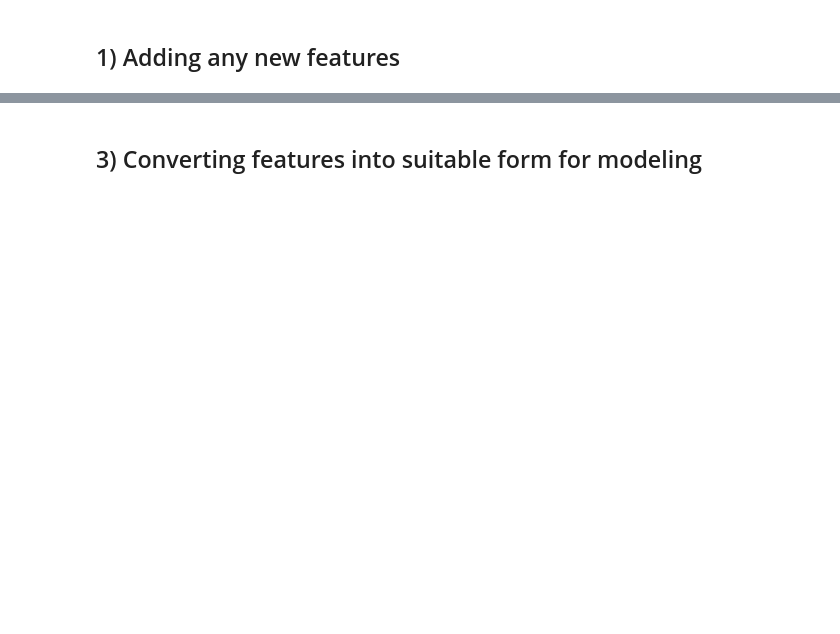
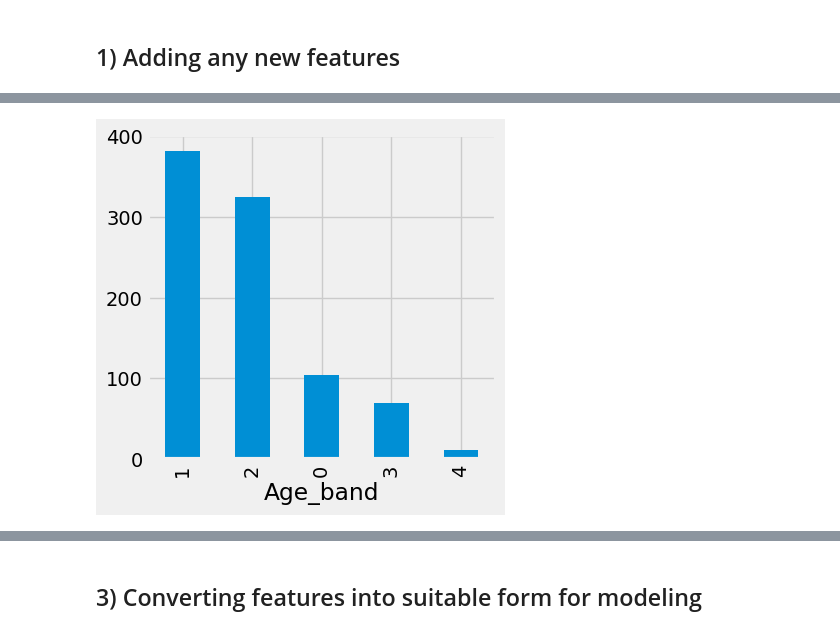
Before and after one commit to yeonuan1/Kaggle, a Jupyter notebook: 1-binary-classification-tabular-data-lev-1-2.ipynb, the cells around one changed output, grey strips where cells are left out. Cells and saved outputs as stored; diff of their text form; code cells hidden in the pictures; blank space fills up the shorter version.

Commit message:
Kaggle Notebook | 1. Binary classification: Tabular data / lev 1-2 | Version 4

```diff
--- a/1-binary-classification-tabular-data-lev-1-2.ipynb
+++ b/1-binary-classification-tabular-data-lev-1-2.ipynb
@@ -568,0 +575,8 @@ plt.show()
+# %%
+data['Age_band'] = 0
+data.loc[data['Age']<=16, 'Age_band'] = 0
+data.loc[(data['Age']>16)&(data['Age']<=32),'Age_band'] = 1
+data.loc[(data['Age']>32)&(data['Age']<=48),'Age_band'] = 2
+data.loc[(data['Age']>48)&(data['Age']<=64),'Age_band'] = 3
+data.loc[(data['Age']>64)&(data['Age']<=80),'Age_band'] = 4
+data.head(2)
@@ -568,0 +597,6 @@ plt.show()
+# %%
+plt.figure(figsize=(4,4))
+data['Age_band'].value_counts().plot.bar()
+plt.show()
+# %% [output]
+[figure, added]
```
Also changed, not shown: parts of 54 cells of this notebook.
